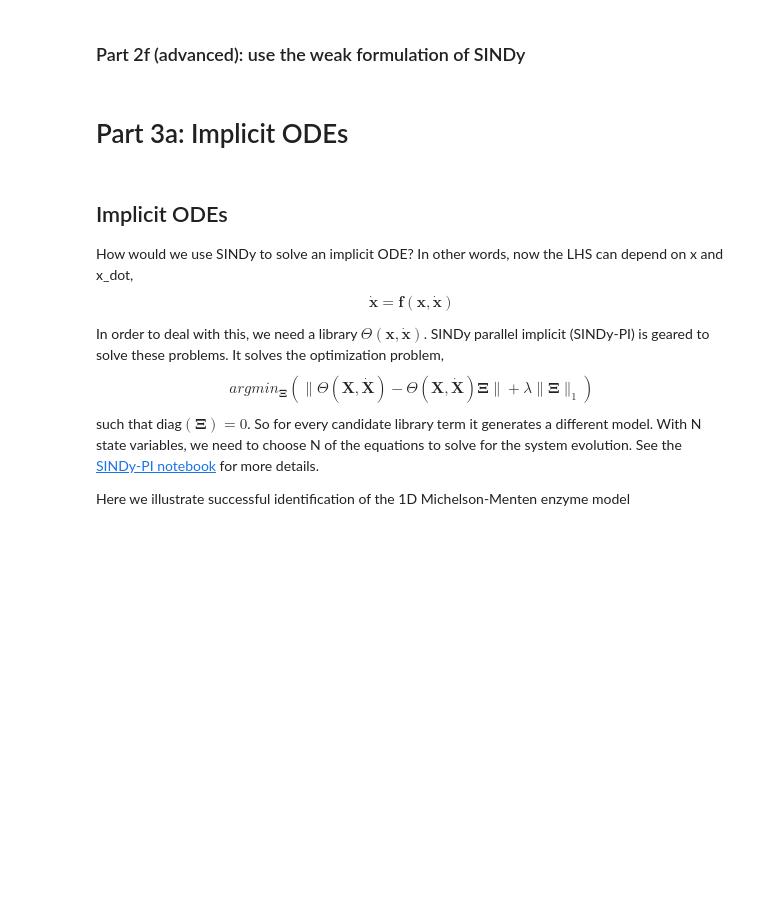
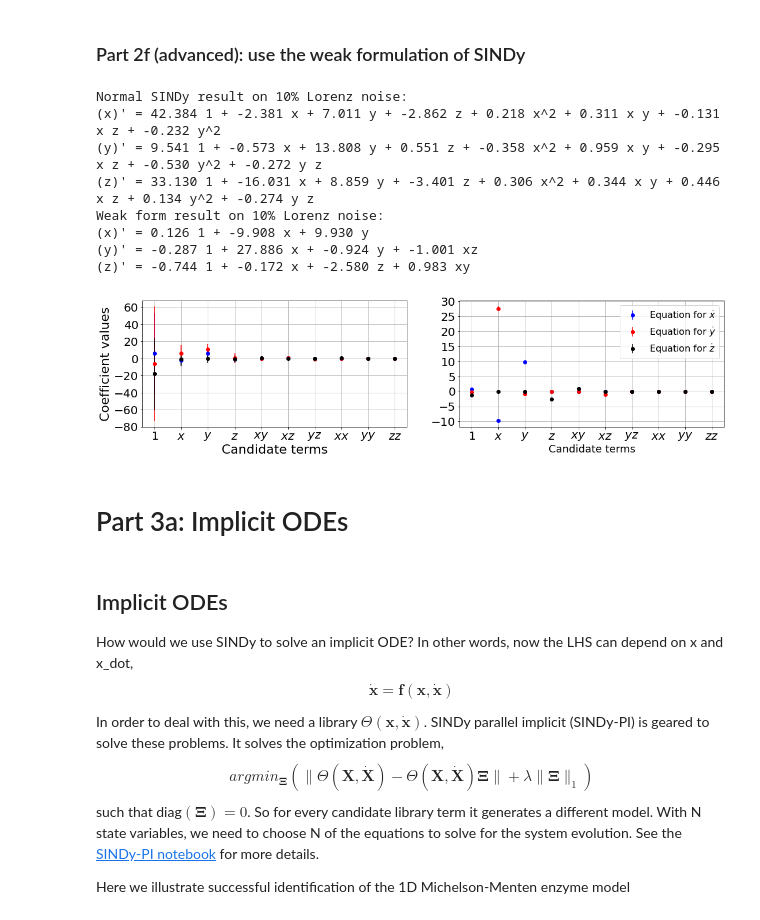
Before and after one commit to dynamicslab/pysindy, a Jupyter notebook: examples/15_pysindy_lectures.ipynb, the cells around one changed output. Cells and saved outputs as stored; diff of their text form; code cells hidden in the pictures; blank space fills up the shorter version.

```diff
--- a/examples/15_pysindy_lectures.ipynb
+++ b/examples/15_pysindy_lectures.ipynb
@@ -104,7 +105,7 @@ def plot_ensemble_results(model, mean_ensemble, std_ensemble,
     plt.figure(figsize=(18, 4))
     colors = ['b', 'r', 'k']
     plt.subplot(1, 2, 1)
-    plt.title('ensembling', fontsize=22)
+    # plt.title('ensembling', fontsize=22)
     plt.xlabel('Candidate terms', fontsize=22)
     plt.ylabel('Coefficient values', fontsize=22)
     for i in range(3):
@@ -119,7 +120,7 @@ def plot_ensemble_results(model, mean_ensemble, std_ensemble,
     ax.set_xticklabels(xticknames, verticalalignment='top')
     plt.subplot(1, 2, 2)
     plt.xlabel('Candidate terms', fontsize=18)
-    plt.title('library ensembling', fontsize=18)
+    # plt.title('library ensembling', fontsize=18)
     for i in range(3):
         plt.errorbar(range(10), mean_library_ensemble[i, :], yerr=std_library_ensemble[i, :],
                      fmt='o', color=colors[i],
@@ -421,20 +465,50 @@ for i in range(10):
 # %%
 ode_lib = ps.PDELibrary(
     library_functions=library_functions,
     function_names=library_function_names,
     temporal_grid=t_train,
+    include_bias=True,
     weak_form=True,
 )
 rmse = mean_squared_error(x_train, np.zeros(x_train.shape), squared=False)
-x_train_added_noise = x_train + np.random.normal(0, rmse / 50.0,  x_train.shape)
+x_train_added_noise = x_train + np.random.normal(0, rmse / 10.0,  x_train.shape)
 
 x_dot_train_integral = convert_u_dot_0D(x_train_added_noise, t_train, ode_lib)
 
+# Fit a normal SINDy model
+optimizer = ps.STLSQ()
+model = ps.SINDy(feature_names=feature_names, optimizer=optimizer)
+model.fit(x_train_added_noise, t=dt, ensemble=True)
+print('Normal SINDy result on 10% Lorenz noise: ')
+model.print()
+regular_models = model.coef_list
+regular_mean = np.mean(regular_models, axis=0)
+regular_std = np.std(regular_models, axis=0)
+
 # Instantiate and fit the SINDy model with the integral of u_dot
 optimizer = ps.STLSQ()
-model = ps.SINDy(feature_library=ode_lib, optimizer=optimizer)
-model.fit(x_train, x_dot=x_dot_train_integral)
+model = ps.SINDy(feature_library=ode_lib,
+                 feature_names=feature_names,
+                 optimizer=optimizer)
+model.fit(x_train_added_noise, x_dot=x_dot_train_integral, ensemble=True)
+print('Weak form result on 10% Lorenz noise: ')
 model.print()
+weak_form_models = model.coef_list
+weak_form_mean = np.mean(weak_form_models, axis=0)
+weak_form_std = np.std(weak_form_models, axis=0)
+
+plot_ensemble_results(model, regular_mean, regular_std,
+                      weak_form_mean, weak_form_std)
+# %% [output]
+Normal SINDy result on 10% Lorenz noise:
+(x)' = 42.384 1 + -2.381 x + 7.011 y + -2.862 z + 0.218 x^2 + 0.311 x y + -0.131 x z + -0.232 y^2
+(y)' = 9.541 1 + -0.573 x + 13.808 y + 0.551 z + -0.358 x^2 + 0.959 x y + -0.295 x z + -0.530 y^2 + -0.272 y z
+(z)' = 33.130 1 + -16.031 x + 8.859 y + -3.401 z + 0.306 x^2 + 0.344 x y + 0.446 x z + 0.134 y^2 + -0.274 y z
+Weak form result on 10% Lorenz noise:
+(x)' = 0.126 1 + -9.908 x + 9.930 y
+(y)' = -0.287 1 + 27.886 x + -0.924 y + -1.001 xz
+(z)' = -0.744 1 + -0.172 x + -2.580 z + 0.983 xy
+[figure, added]
 # %% [markdown]
 # Part 3a: Implicit ODEs
 # %% [markdown]
```
Also changed, not shown: parts of 20 cells of this notebook, 3 other files.
